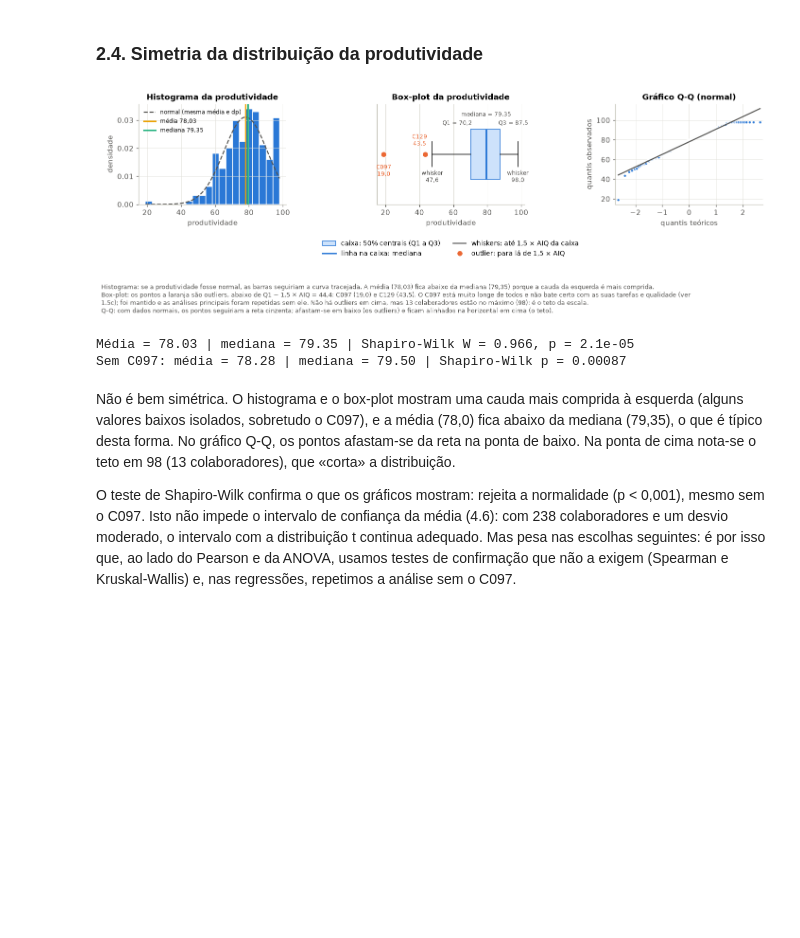
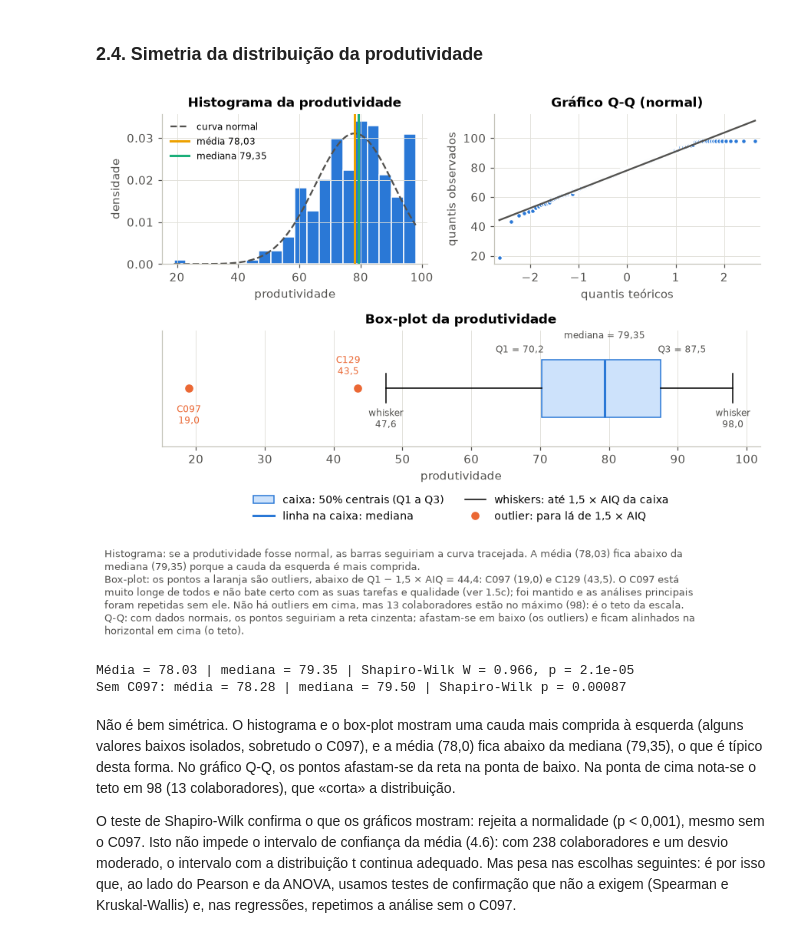
Before and after one commit to gcoutinho-ipca/tp1-mepa-ia-produtividade, a Jupyter notebook: TP1_MEPA_IA_Produtividade.ipynb, the cells around one changed output. Drawn from its saved outputs; the diff is of its cells as text; code cells hidden in the pictures; blank space fills up the shorter version.

```diff
--- a/TP1_MEPA_IA_Produtividade.ipynb
+++ b/TP1_MEPA_IA_Produtividade.ipynb
@@ -629,7 +629,9 @@ print(f"Limite superior do box-plot (Q3 + 1,5·AIQ) = {lim_sup:.2f} h")
 display(df[df.uso_ia_horas > lim_sup][["id_colaborador", "departamento", "uso_ia_horas", "formacao_ia_horas", "produtividade"]])
 
 fora = df[df.uso_ia_horas > lim_sup].sort_values("uso_ia_horas", ascending=False)
-fig, ax = plt.subplots(1, 2, figsize=(11, 3.6))
+# histograma em cima e box-plot em baixo: lado a lado a figura tinha 11 polegadas e, reduzida a
+# 16 cm no relatório, os valores escritos no box-plot ficavam ilegíveis
+fig, ax = plt.subplots(2, 1, figsize=(8, 4.9), gridspec_kw={"height_ratios": [1.15, 1]})
 ax[0].hist(u, bins=20, color=AZUL, edgecolor="white")
 ax[0].axvline(u.mean(), color=AMARELO, lw=2, label=f"média {fpt(u.mean())} h")
 ax[0].axvline(u.median(), color=AQUA, lw=2, label=f"mediana {fpt(u.median())} h")
@@ -646,13 +648,13 @@ for k, (_, r) in enumerate(fora.iterrows()):
                    ha="center", fontsize=8, color=LARANJA)
 ax[1].set(title="Box-plot do uso semanal de IA", xlabel="horas/semana", yticks=[])
 rotulos_boxplot(ax[1], u, unidade=" h")
-legenda_boxplot(ax[1])
+legenda_boxplot(ax[1], y=-0.34)
 plt.tight_layout()
 lista = "; ".join(f"{r.id_colaborador} com {fpt(r.uso_ia_horas)} h (produtividade {fpt(r.produtividade)})"
                   for _, r in fora.iterrows())
 nota(fig, f"Histograma: quantos colaboradores há em cada nível de uso de IA. Metade usa entre {fpt(q1)} e {fpt(q3)} h por "
           f"semana (a caixa do box-plot); há mais gente com poucas horas e poucos com muitas.\n"
-          f"Outliers (laranja): valores acima de Q3 + 1,5 × AIQ = {fpt(q3)} + 1,5 × {fpt(q3 - q1)} = {fpt(lim_sup)} h, "
+          f"Outliers (laranja): valores acima de Q3 + 1,5 × AIQ = {fpt(lim_sup)} h, "
           f"a linha tracejada do histograma. São {lista}. Usam muito mais IA do que os colegas, mas cerca de 25 h por "
           f"semana é possível (pouco mais de meia semana de trabalho): não são erros e ficaram na análise.")
 guardar(fig, "fig_2_2_uso_ia"); plt.show()
@@ -703,44 +705,48 @@ O departamento com maior produtividade média é **Operações (79,2)**, seguido
 fora, lim_inf, lim_sup = outliers_aiq(p)
 ids_fora = df.loc[fora.index, "id_colaborador"]
 n_teto = int((p == p.max()).sum())
-fig, ax = plt.subplots(1, 3, figsize=(13, 3.8))
+# histograma e Q-Q em cima, box-plot a toda a largura em baixo: com os três lado a lado a figura tinha
+# 13 polegadas e, reduzida a 16 cm no relatório, os valores escritos no box-plot ficavam ilegíveis
+fig = plt.figure(figsize=(8, 5.5))
+gs = fig.add_gridspec(2, 2, height_ratios=[1.3, 1])
+ax = [fig.add_subplot(gs[0, 0]), fig.add_subplot(gs[1, :]), fig.add_subplot(gs[0, 1])]
 ax[0].hist(p, bins=20, color=AZUL, edgecolor="white", density=True)
 x = np.linspace(p.min(), p.max(), 200)
-ax[0].plot(x, st.norm.pdf(x, p.mean(), p.std()), color=CINZA_TXT, lw=1.5, ls="--", label="normal (mesma média e dp)")
+ax[0].plot(x, st.norm.pdf(x, p.mean(), p.std()), color=CINZA_TXT, lw=1.5, ls="--", label="curva normal")
 ax[0].axvline(p.mean(), color=AMARELO, lw=2, label=f"média {fpt(p.mean(), 2)}")
 ax[0].axvline(p.median(), color=AQUA, lw=2, label=f"mediana {fpt(p.median(), 2)}")
 ax[0].legend(fontsize=8, frameon=False, loc="upper left")
 ax[0].set(title="Histograma da produtividade", xlabel="produtividade", ylabel="densidade")
 ax[1].boxplot(p, vert=False, widths=.5, patch_artist=True,
               boxprops=dict(facecolor="#cde2fb", color=AZUL), medianprops=dict(color=AZUL, lw=2),
               flierprops=dict(marker="o", markerfacecolor=LARANJA, markeredgecolor="white", markersize=8))
 # código e valor de cada outlier, alternando abaixo e acima do ponto para não se sobreporem
 for k, (i, v) in enumerate(fora.sort_values().items()):
     ax[1].annotate(f"{ids_fora[i]}\n{fpt(v)}", (v, 1), xytext=(0, -30) if k % 2 == 0 else (-8, 12),
                    textcoords="offset points", ha="center", fontsize=8, color=LARANJA)
 ax[1].set(title="Box-plot da produtividade", xlabel="produtividade", yticks=[])
 rotulos_boxplot(ax[1], p, casas_mediana=2)
-legenda_boxplot(ax[1])
+legenda_boxplot(ax[1], y=-0.34)
 qq(p, ax[2], "Gráfico Q-Q (normal)")
 plt.tight_layout()
 lista = " e ".join(f"{ids_fora[i]} ({fpt(v)})" for i, v in fora.sort_values().items())
 nota(fig, f"Histograma: se a produtividade fosse normal, as barras seguiriam a curva tracejada. A média ({fpt(p.mean(), 2)}) "
           f"fica abaixo da mediana ({fpt(p.median(), 2)}) porque a cauda da esquerda é mais comprida.\n"
           f"Box-plot: os pontos a laranja são outliers, abaixo de Q1 − 1,5 × AIQ = {fpt(lim_inf)}: {lista}. O C097 está muito "
           f"longe de todos e não bate certo com as suas tarefas e qualidade (ver 1.5c); foi mantido e as análises principais "
           f"foram repetidas sem ele. Não há outliers em cima, mas {n_teto} colaboradores estão no máximo ({p.max():.0f}): "
           f"é o teto da escala.\n"
           f"Q-Q: com dados normais, os pontos seguiriam a reta cinzenta; afastam-se em baixo (os outliers) e ficam "
           f"alinhados na horizontal em cima (o teto).")
 guardar(fig, "fig_2_4_produtividade"); plt.show()
 
 # Shapiro-Wilk: H0 = a produtividade segue uma distribuição normal
 sw = st.shapiro(p)
 print(f"Média = {p.mean():.2f} | mediana = {p.median():.2f} | Shapiro-Wilk W = {sw.statistic:.3f}, p = {sw.pvalue:.2g}")
 p_sem = p[df.loc[p.index, "id_colaborador"] != "C097"]
 print(f"Sem C097: média = {p_sem.mean():.2f} | mediana = {p_sem.median():.2f} | Shapiro-Wilk p = {st.shapiro(p_sem).pvalue:.2g}")
 # %% [output]
-[figure, old version]
+[figure, new version]
 Média = 78.03 | mediana = 79.35 | Shapiro-Wilk W = 0.966, p = 2.1e-05
 Sem C097: média = 78.28 | mediana = 79.50 | Shapiro-Wilk p = 0.00087
 # %% [markdown]
```
Also changed, not shown: parts of 17 cells of this notebook, 5 other files.
